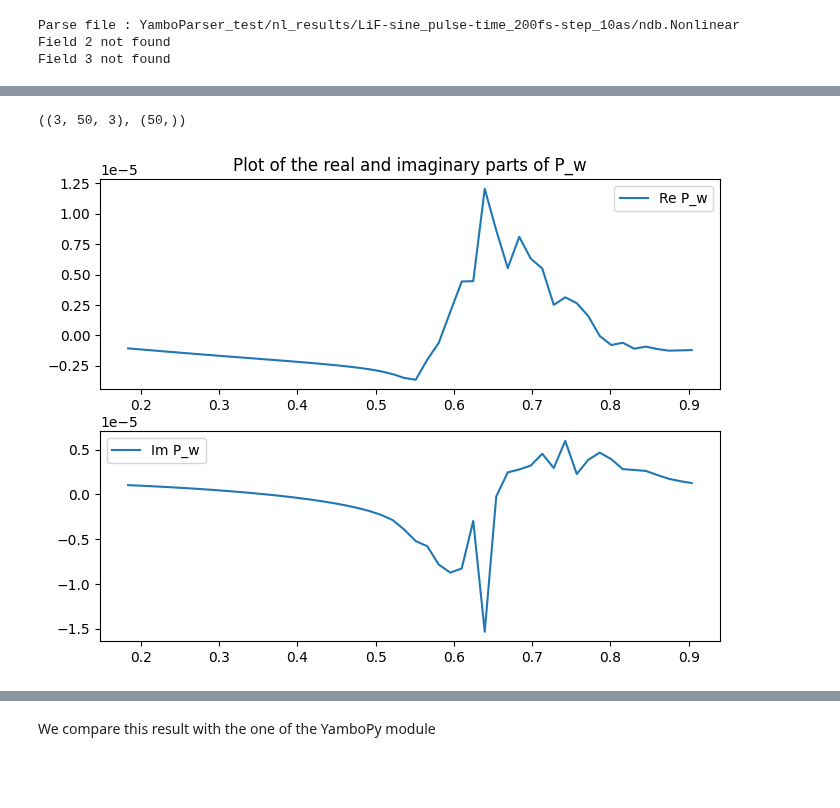
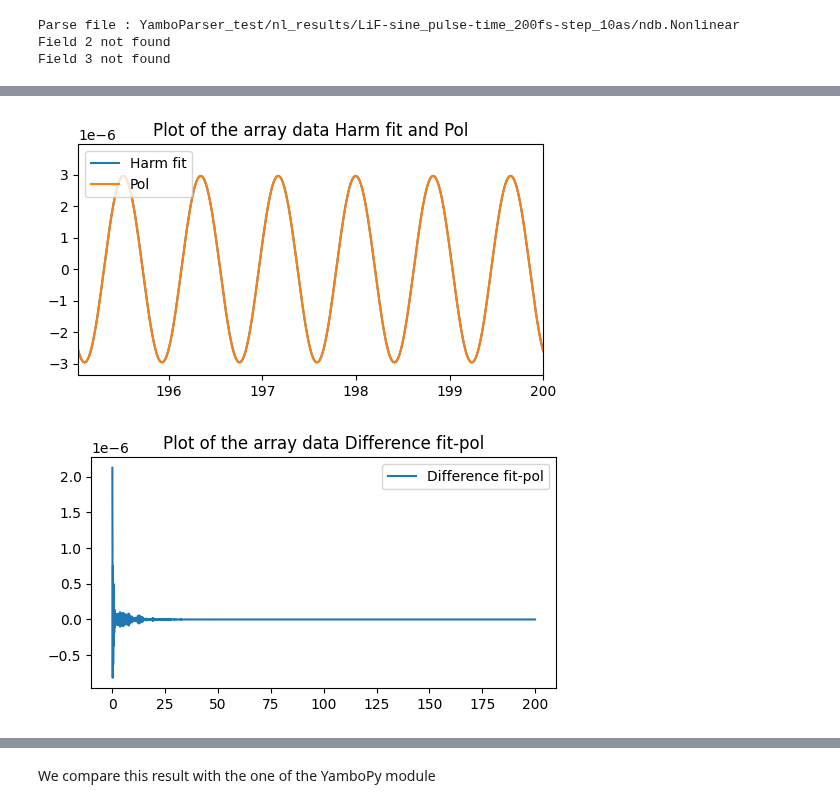
Before and after one commit to marcodalessandro76/MPPI, a Jupyter notebook: sphinx_source/tutorials/Analysis_Optics.ipynb, the cells around one changed output, grey strips where cells are left out. Saved outputs shown, nothing was run; the diff lists cells and outputs as text; code cells hidden in the pictures; blank space fills up the shorter version.

```diff
--- a/sphinx_source/tutorials/Analysis_Optics.ipynb
+++ b/sphinx_source/tutorials/Analysis_Optics.ipynb
@@ -100,12 +108,5 @@ A,phi,res
 # %%
-nl.check_harmonic_reliability()
+nl.check_harmonic_reliability(plot_ifreq=0)
+# %% [output]
+[figure, added]
+[figure, added]
-# %%
-p_w = nl.eval_Pw()
-e_w = nl.eval_Ew()
-p_w.shape,e_w.shape
-# %% [output]
-((3, 50, 3), (50,))
-# %%
-U.Plot_ComplexArray(nl.fields_freqs,p_w[0,:,0],label='P_w')
-# %% [output]
-[figure, removed]
```
Also changed, not shown: parts of 10 cells of this notebook, 3 other files.
